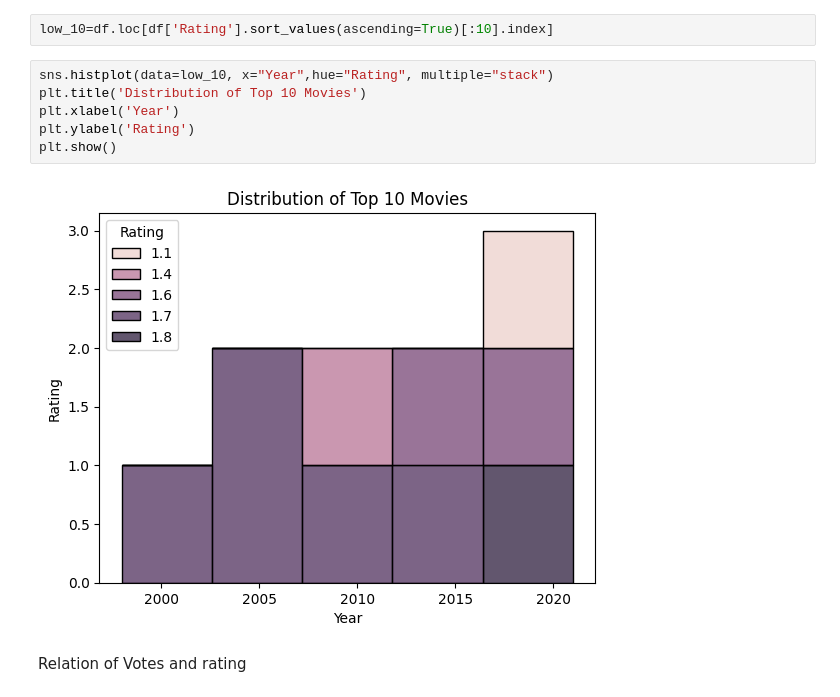
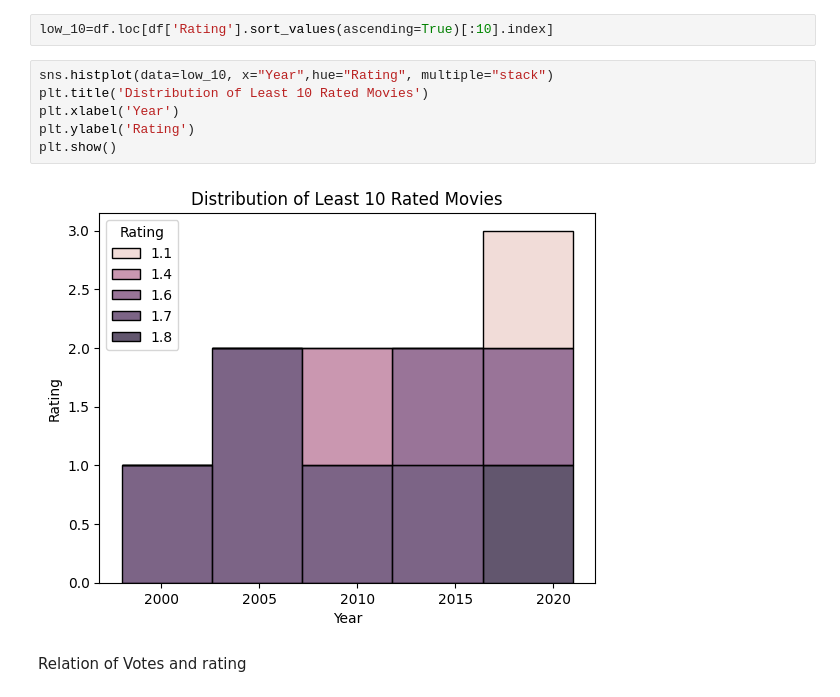
Before and after one commit to VISHAL-038/CodSoft, a Jupyter notebook: MOVIE_RATING_PREDICTION/movie_rating_prediction.ipynb, the cells around one changed output. Drawn from its saved outputs; the diff is of its cells as text.

```diff
--- a/MOVIE_RATING_PREDICTION/movie_rating_prediction.ipynb
+++ b/MOVIE_RATING_PREDICTION/movie_rating_prediction.ipynb
@@ -241,12 +241,12 @@ plt.show()
 low_10=df.loc[df['Rating'].sort_values(ascending=True)[:10].index]
 # %%
 sns.histplot(data=low_10, x="Year",hue="Rating", multiple="stack")
-plt.title('Distribution of Top 10 Movies')
+plt.title('Distribution of Least 10 Rated Movies')
 plt.xlabel('Year')
 plt.ylabel('Rating')
 plt.show()
 # %% [output]
-[figure, old version]
+[figure, new version]
 # %% [markdown]
 Relation of Votes and rating
 # %%
```
